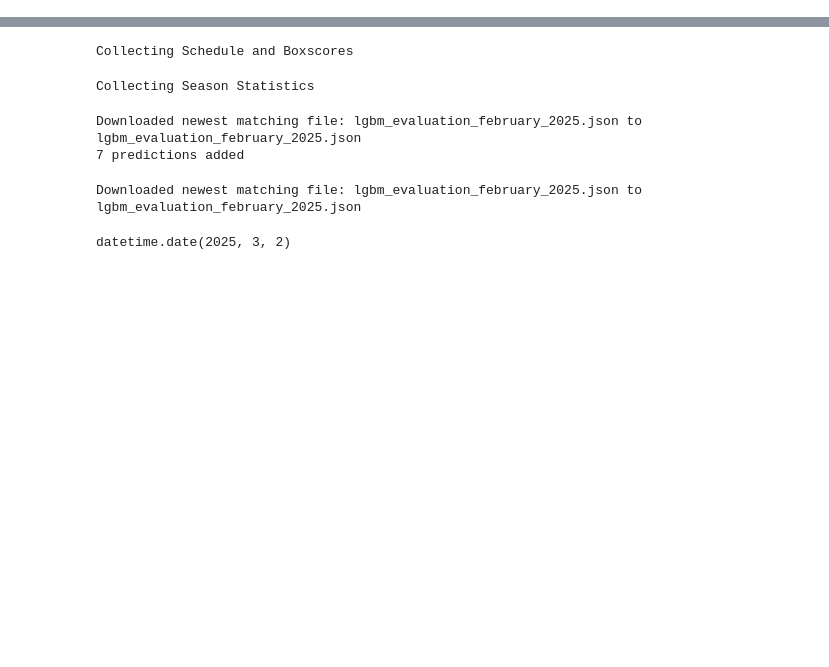
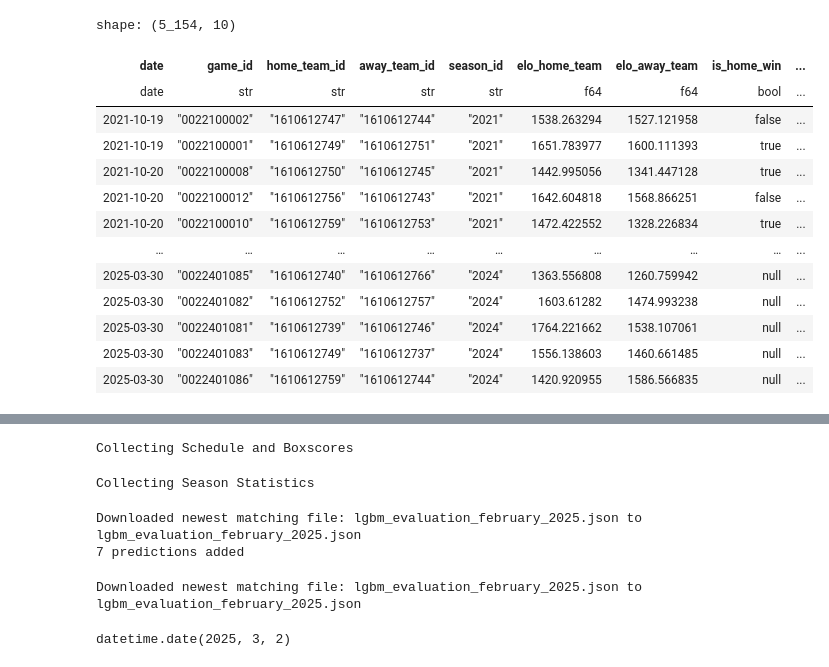
Before and after one commit to nicoFhahn/nba-game-classification, a Jupyter notebook: src/manual_scrape.ipynb, the cells around one changed output, grey strips where cells are left out. Drawn from its saved outputs; the diff is of its cells as text; code cells hidden in the pictures; blank space fills up the shorter version.

```diff
--- a/src/manual_scrape.ipynb
+++ b/src/manual_scrape.ipynb
@@ -34,0 +96,5 @@ season_id = res['season_id']
+# %%
+df_2 = collect_all_data(
+    'elo',
+    connection
+).drop('id')
@@ -34,0 +279,69 @@ season_id = res['season_id']
+# %%
+temp_df.select([
+    "date", "game_id", "home_team_id", "away_team_id", "season_id",
+    "elo_home_team", "elo_away_team", "is_home_win"
+]).with_columns([
+    pl.struct([
+        'home_team_id', 'date', 'season_id'
+    ]).map_elements(
+        lambda x: temp_df.filter(
+            (
+                (
+                    (pl.col('home_team_id') == x['home_team_id']) &
+                    (pl.col('is_home_win')) &
+                    ((100 + pl.col('elo_home_team')) < pl.col('elo_away_team'))
+                ) |
+                (
+                    (pl.col('away_team_id') == x['home_team_id']) &
+                    (~pl.col('is_home_win')) &
+                    ((100 + pl.col('elo_home_team')) >= pl.col('elo_away_team'))
+                    )
+            ) &
+            (
+                pl.col('date') < x['date']
+            ) &
+            (
+                pl.col('season_id') == x['season_id']
+            )
+        ).shape[0], return_dtype=pl.Int64
+    ).alias('upsets_this_year_home'),
+    pl.struct([
+        'away_team_id', 'date', 'season_id'
+    ]).map_elements(
+        lambda x: temp_df.filter(
+            (
+                (
+                    (pl.col('home_team_id') == x['away_team_id']) &
+                    (pl.col('is_home_win')) &
+                    ((100 + pl.col('elo_home_team')) < pl.col('elo_away_team'))
+                ) |
+                (
+                    (pl.col('away_team_id') == x['away_team_id']) &
+                    (~pl.col('is_home_win')) &
+                    ((100 + pl.col('elo_home_team')) >= pl.col('elo_away_team'))
+                    )
+            ) &
+            (
+                pl.col('date') < x['date']
+            ) &
+            (
+                pl.col('season_id') == x['season_id']
+            )
+        ).shape[0], return_dtype=pl.Int64
+    ).alias('upsets_this_year_away')
+])
+# %% [output]
+shape: (5_154, 10)
+| date | game_id | home_team_id | away_team_id | season_id | elo_home_team | elo_away_team | is_home_win | ... |
+| date | str | str | str | str | f64 | f64 | bool | ... |
+| 2021-10-19 | "0022100002" | "1610612747" | "1610612744" | "2021" | 1538.263294 | 1527.121958 | false | ... |
+| 2021-10-19 | "0022100001" | "1610612749" | "1610612751" | "2021" | 1651.783977 | 1600.111393 | true | ... |
+| 2021-10-20 | "0022100008" | "1610612750" | "1610612745" | "2021" | 1442.995056 | 1341.447128 | true | ... |
+| 2021-10-20 | "0022100012" | "1610612756" | "1610612743" | "2021" | 1642.604818 | 1568.866251 | false | ... |
+| 2021-10-20 | "0022100010" | "1610612759" | "1610612753" | "2021" | 1472.422552 | 1328.226834 | true | ... |
+| … | … | … | … | … | … | … | … | ... |
+| 2025-03-30 | "0022401085" | "1610612740" | "1610612766" | "2024" | 1363.556808 | 1260.759942 | null | ... |
+| 2025-03-30 | "0022401082" | "1610612752" | "1610612757" | "2024" | 1603.61282 | 1474.993238 | null | ... |
+| 2025-03-30 | "0022401081" | "1610612739" | "1610612746" | "2024" | 1764.221662 | 1538.107061 | null | ... |
+| 2025-03-30 | "0022401083" | "1610612749" | "1610612737" | "2024" | 1556.138603 | 1460.661485 | null | ... |
+| 2025-03-30 | "0022401086" | "1610612759" | "1610612744" | "2024" | 1420.920955 | 1586.566835 | null | ... |
```
Also changed, not shown: parts of 12 cells of this notebook, 1 other file.
